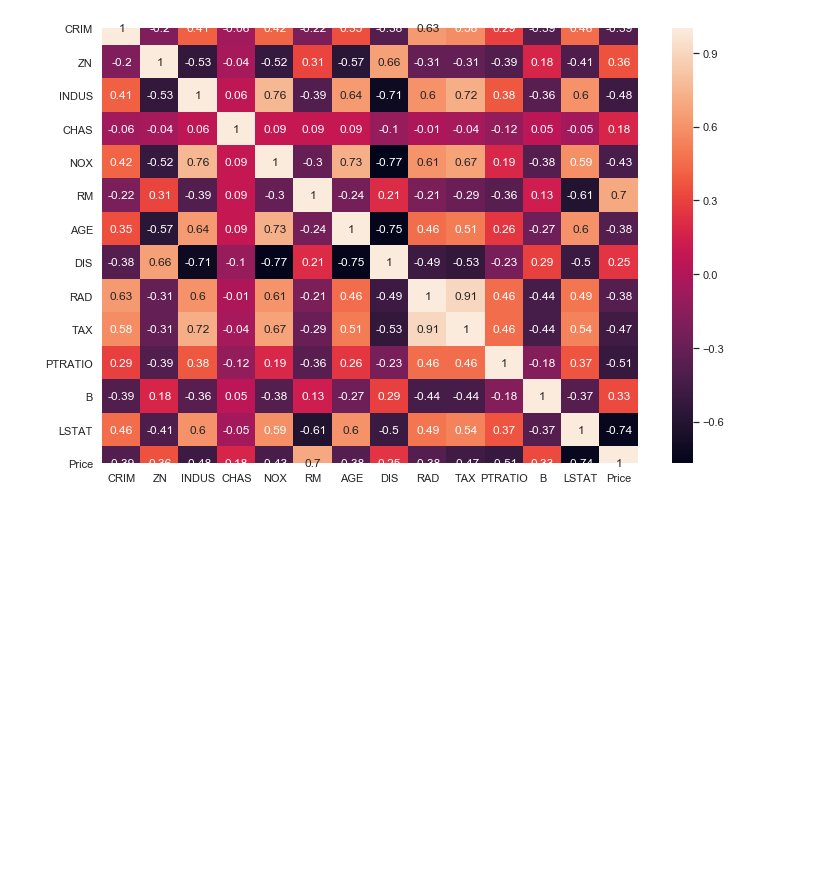
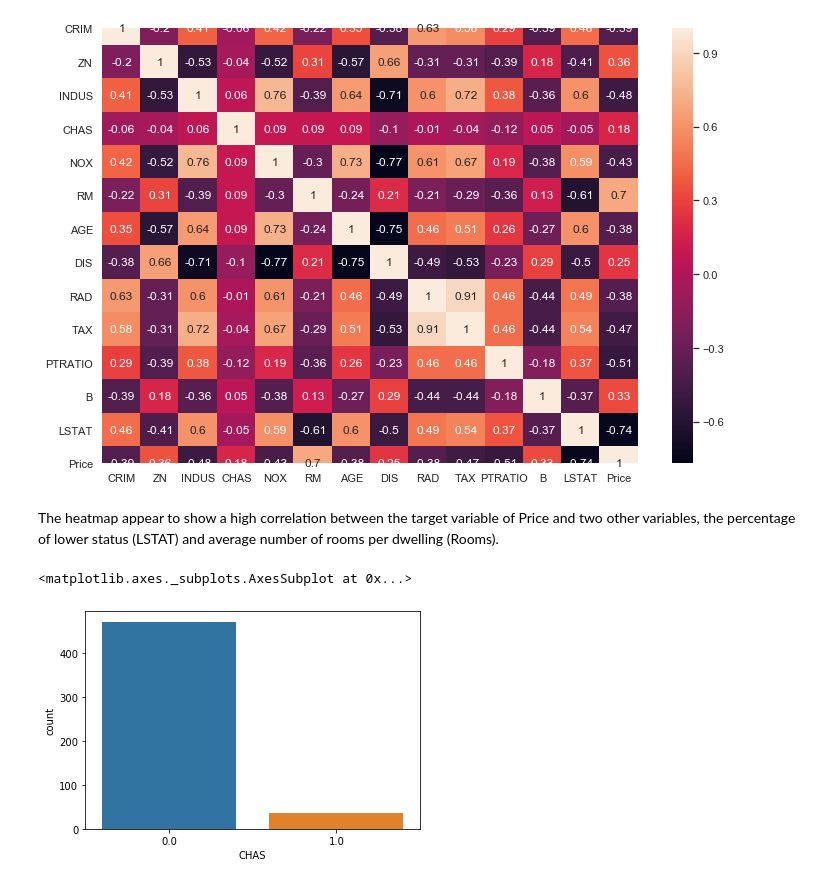
Before and after one commit to NurseQ/Machine-Learning-and-Statistics-Project-2019, a Jupyter notebook: Machine-Learning-and-Statistics-Project.ipynb, the cells around one changed output. Drawn from its saved outputs; the diff is of its cells as text; code cells hidden in the pictures; blank space fills up the shorter version.

```diff
--- a/Machine-Learning-and-Statistics-Project.ipynb
+++ b/Machine-Learning-and-Statistics-Project.ipynb
@@ -162,0 +160,8 @@ and average number of rooms per dwelling (Rooms).
+# %% [markdown]
+The heatmap appear to show a high correlation between the target variable of Price and two other variables, the percentage of lower status (LSTAT)
+and average number of rooms per dwelling (Rooms).
+# %%
+sns.countplot(x = 'CHAS', data = bdf)
+# %% [output]
+<matplotlib.axes._subplots.AxesSubplot at 0x...>
+[figure, added]
```
Also changed, not shown: parts of 10 cells of this notebook.
